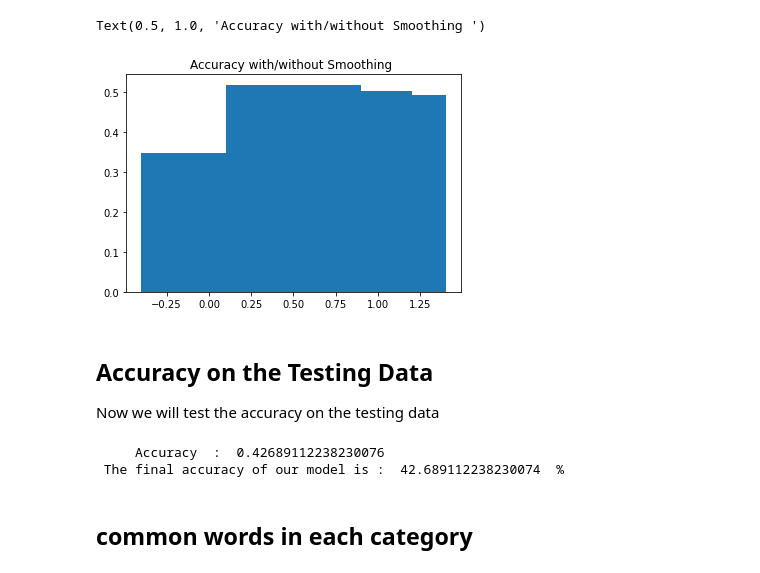
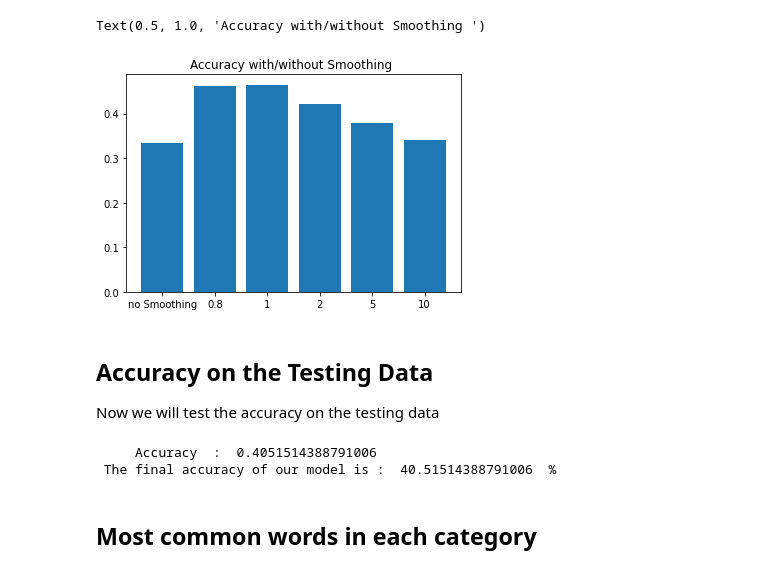
Before and after one commit to thivinanandh/Naive_Bayes_Classifier, a Jupyter notebook: NaiveBayesClassifier.ipynb, the cells around one changed output. Cells and saved outputs as stored; diff of their text form; code cells hidden in the pictures.

```diff
--- a/NaiveBayesClassifier.ipynb
+++ b/NaiveBayesClassifier.ipynb
@@ -428,0 +234,4 @@ Performing Cross Validation :  4
+# %%
+ConditionalProb.sum(axis=1).head()
+PREDICTIONLABEL = ConditionalProb.index.to_list()
+PREDICTIONLABEL_DICT = dict(zip(PREDICTIONLABEL,list(range(len(PREDICTIONLABEL))) ))
@@ -428,0 +399,3 @@ Performing Cross Validation :  4
+# %%
+
+accuracyArray= crossValidationNaiveBayes(train,5,10)
@@ -438,13 +430,16 @@ If query point contains a new observation, which is not yet seen in training dat
 # %%
-def crossValidationNaiveBayesWithSmoothing(Training,kfold,alpha,testFlag):
+from sklearn.metrics import accuracy_score, f1_score , precision_score
+import re
+def crossValidationNaiveBayesWithSmoothing(count,train,kfold,PropConst,alpha):
     accuracyArray = []
     f1Array = []
     precisionArray = []
     for iterNum in range(kfold):
         print("Performing Cross Validation : " , iterNum)
         train_kfold, dev_kfold = \
-                  np.split(Training.sample(frac=1, random_state=np.random.randint(0,100)),
-                           [int(.8*len(Training))])
+                  np.split(train.sample(frac=1, random_state=np.random.randint(0,100)),
+                           [int(.8*len(train))])
+
         count = train_kfold['category'].value_counts()
         priorProbability = {key: value for key, value in count.items()}
         for k,v in count.items():
@@ -461,7 +456,7 @@ def crossValidationNaiveBayesWithSmoothing(Training,kfold,alpha,testFlag):
             for k in values:
                 ## Existing Values
                 k = str(k)
-                k_new = RegEx.sub('[^a-zA-Z0-9 \n\.]', '', k)
+                k_new = re.sub('[^a-zA-Z0-9 \n\.]', '', k)
                 if( k_new not in mainDictionary ):
                     mainDictionary[k_new] = {key: 0 for key, value in count.items()}
 
@@ -485,7 +480,7 @@ def crossValidationNaiveBayesWithSmoothing(Training,kfold,alpha,testFlag):
             newlist = [];
             for k in values:
                 k = str(k);
-                k_new = RegEx.sub('[^a-zA-Z0-9 \n\.]', '', k)
+                k_new = re.sub('[^a-zA-Z0-9 \n\.]', '', k)
                 if(k_new not in avoidList):
                     newlist.append(k_new)
 
@@ -496,7 +491,7 @@ def crossValidationNaiveBayesWithSmoothing(Training,kfold,alpha,testFlag):
         for data in Y_test:
             probList = []
             for cat in PREDICTIONLABEL:
-                probList.append(priorProbability[cat])
+                probList.append(priorProbability[cat]*PropConst)
             probList = np.array(probList);
             for word in data:
                 try:
@@ -522,8 +517,11 @@ def crossValidationNaiveBayesWithSmoothing(Training,kfold,alpha,testFlag):
             yPred_num.append(Y_pred_df["idmax"][i])
 
         accuracyArray.append(accuracy_score(yActual_num,yPred_num))
+#         precisionArray.append(precision_score(yActual_num,yPred_num,average='macro'))
+#         f1Array.append( f1_score(yActual_num,yPred_num,average='micro'))
 
         print("     Accuracy  : " , accuracyArray[iterNum])
-
+#         print("     Precision : " , precisionArray[iterNum])
+#         print("     F1        : " , f1Array[iterNum])
 
     return sum(accuracyArray)/len(accuracyArray)
@@ -553,0 +532,8 @@ Performing Cross Validation :  4
+# %%
+results = {}
+results['no Smoothing'] = crossValidationNaiveBayesWithSmoothing(count,train,5,10,0)
+results['0.8'] = crossValidationNaiveBayesWithSmoothing(count,train,5,10,0.8)
+results['1'] = crossValidationNaiveBayesWithSmoothing(count,train,5,10,1)
+results['2'] = crossValidationNaiveBayesWithSmoothing(count,train,5,10,2)
+results['5'] = crossValidationNaiveBayesWithSmoothing(count,train,5,10,5)
+results['10'] = crossValidationNaiveBayesWithSmoothing(count,train,5,10,10)
@@ -554,11 +558,9 @@ Performing Cross Validation :  4
 # %%
-resultsNew = results
-resultsNew.pop(10,None)
 plt.bar(*zip(*results.items()))
 plt.title("Accuracy with/without Smoothing ")
 # %% [output]
 Text(0.5, 1.0, 'Accuracy with/without Smoothing ')
-[figure, old version]
+[figure, new version]
 # %% [markdown]
 ## Accuracy on the Testing Data
 
@@ -649,13 +651,13 @@ def crossValidationNaiveBayesWithSmoothing_test(train,PropConst,alpha):
 
     return accuracy_score(yActual_num,yPred_num)
 # %%
-accuracy = crossValidationNaiveBayesWithSmoothing_test(Test,10,1)
+accuracy = crossValidationNaiveBayesWithSmoothing_test(count,Test,10,1)
 print(" The final accuracy of our model is : " , accuracy*100 , " % ")
 # %% [output]
-     Accuracy  :  0.42689112238230076
- The final accuracy of our model is :  42.689112238230074  %
+     Accuracy  :  0.4051514388791006
+ The final accuracy of our model is :  40.51514388791006  %
 # %% [markdown]
-##  common words in each category
+## Most common words in each category
 # %%
 wordList = []
 import re
```
Also changed, not shown: parts of 76 cells of this notebook, 9 other files.
